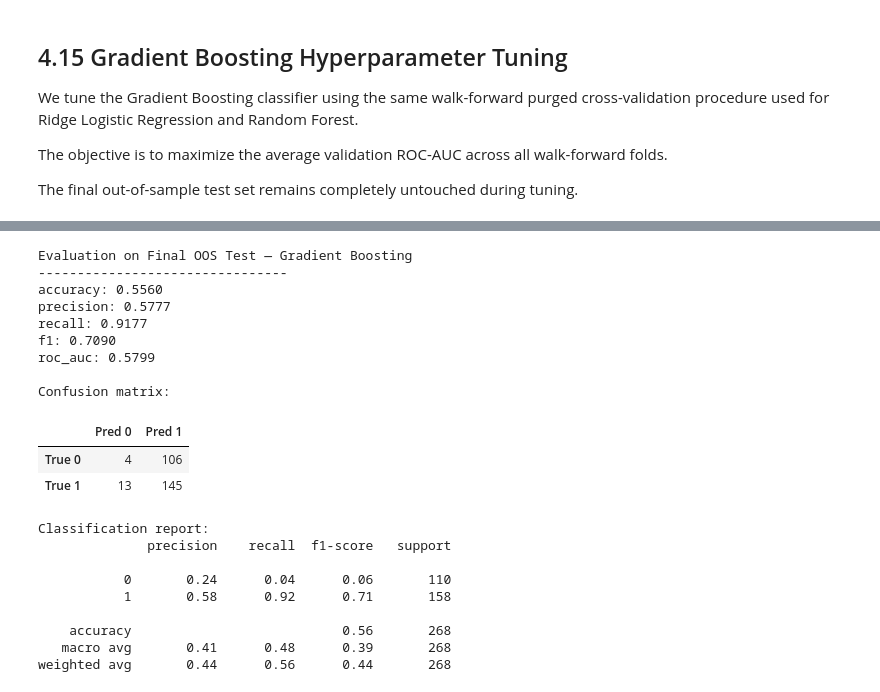
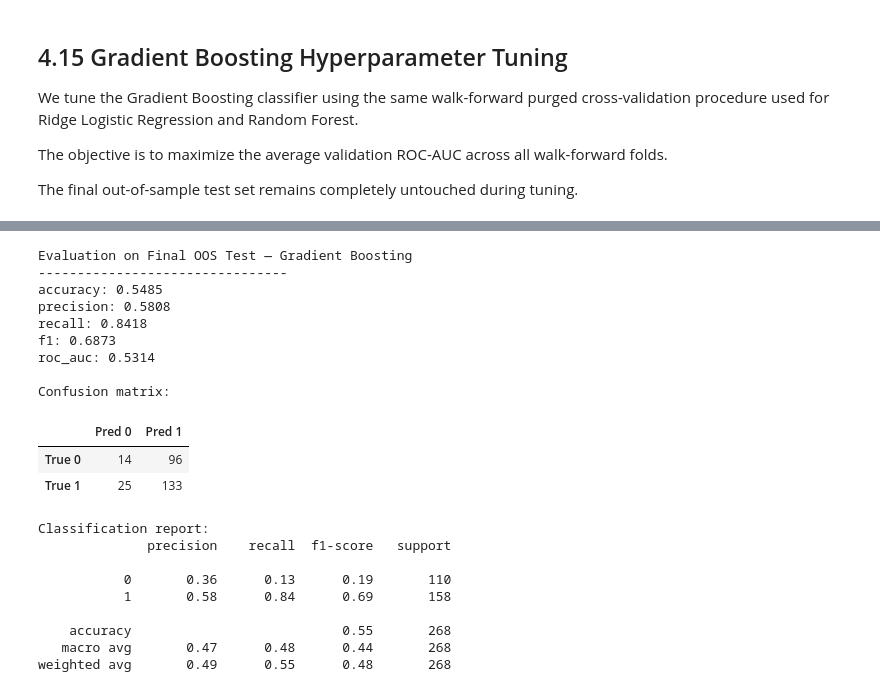
Before and after one commit to garancedvn/Systematic-Trading, a Jupyter notebook: coursework.ipynb, the cells around one changed output, grey strips where cells are left out. Drawn from its saved outputs; the diff is of its cells as text; code cells hidden in the pictures.

```diff
--- a/coursework.ipynb
+++ b/coursework.ipynb
@@ -4523,7 +4535,7 @@ ridge_final_model = Pipeline(
     ]
 )
 
-ridge_final_model.fit(X_train_val, y_train_val)
+ridge_final_model.fit(X_train_val_oos, y_train_val_oos)
 
 ridge_test_results = evaluate_classifier(
     ridge_final_model,
@@ -4601,7 +4613,7 @@ rf_baseline_model = Pipeline(
     ]
 )
 
-rf_baseline_model.fit(X_train_val, y_train_val)
+rf_baseline_model.fit(X_train_val_oos, y_train_val_oos)
 
 rf_baseline_results = evaluate_classifier(
     rf_baseline_model,
@@ -4735,7 +4747,7 @@ rf_final_model = Pipeline(
     ]
 )
 
-rf_final_model.fit(X_train_val, y_train_val)
+rf_final_model.fit(X_train_val_oos, y_train_val_oos)
 
 rf_test_results = evaluate_classifier(
     rf_final_model,
@@ -4814,13 +4826,13 @@ gb_baseline_model = Pipeline(
                 learning_rate=0.05,
                 max_depth=3,
                 subsample=0.8,
-                random_state=42
+                random_state=42,
             )
         )
     ]
 )
 
-gb_baseline_model.fit(X_train_val, y_train_val)
+gb_baseline_model.fit(X_train_val_oos, y_train_val_oos)
 
 gb_baseline_results = evaluate_classifier(
     gb_baseline_model,
@@ -4963,50 +4975,50 @@ Best GB parameters:
 # ============================================================
 # Phase 4.17 — Final Gradient Boosting Model
 # ============================================================
 
 gb_final_model = Pipeline(
     steps=[
         ("preprocessor", tree_preprocessor),
         (
             "classifier",
             GradientBoostingClassifier(
                 **study_gb.best_params,
                 random_state=42
             )
         )
     ]
 )
 
-gb_final_model.fit(X_train_val, y_train_val)
+gb_final_model.fit(X_train_val_oos, y_train_val_oos)
 
 gb_test_results = evaluate_classifier(
     gb_final_model,
     X_test,
     y_test,
     dataset_name="Final OOS Test — Gradient Boosting"
 )
 # %% [output]
 Evaluation on Final OOS Test — Gradient Boosting
 --------------------------------
-accuracy: 0.5560
-precision: 0.5777
-recall: 0.9177
-f1: 0.7090
-roc_auc: 0.5799
+accuracy: 0.5485
+precision: 0.5808
+recall: 0.8418
+f1: 0.6873
+roc_auc: 0.5314
 
 Confusion matrix:
 |  | Pred 0 | Pred 1 |
-| True 0 | 4 | 106 |
-| True 1 | 13 | 145 |
+| True 0 | 14 | 96 |
+| True 1 | 25 | 133 |
 Classification report:
               precision    recall  f1-score   support
 
-           0       0.24      0.04      0.06       110
-           1       0.58      0.92      0.71       158
+           0       0.36      0.13      0.19       110
+           1       0.58      0.84      0.69       158
 
-    accuracy                           0.56       268
-   macro avg       0.41      0.48      0.39       268
-weighted avg       0.44      0.56      0.44       268
+    accuracy                           0.55       268
+   macro avg       0.47      0.48      0.44       268
+weighted avg       0.49      0.55      0.48       268
 # %%
 gb_test_proba = gb_final_model.predict_proba(X_test)[:, 1]
 gb_test_pred = gb_final_model.predict(X_test)
```
Also changed, not shown: parts of 15 cells of this notebook.
